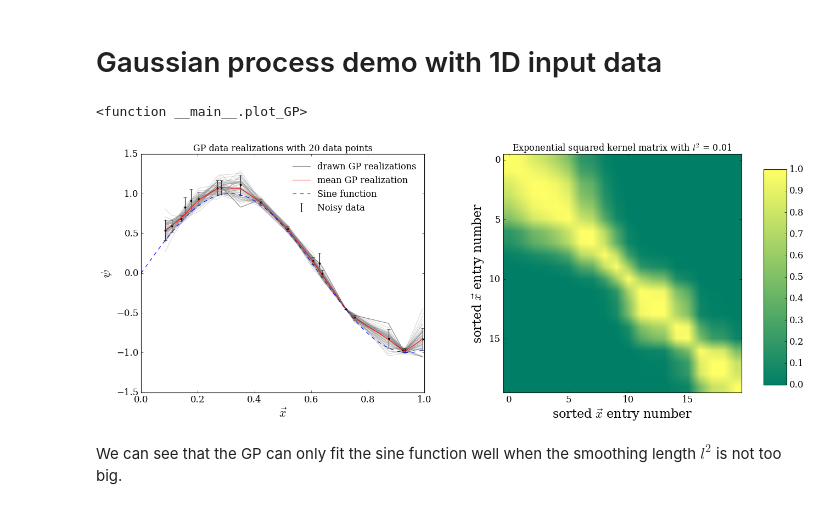
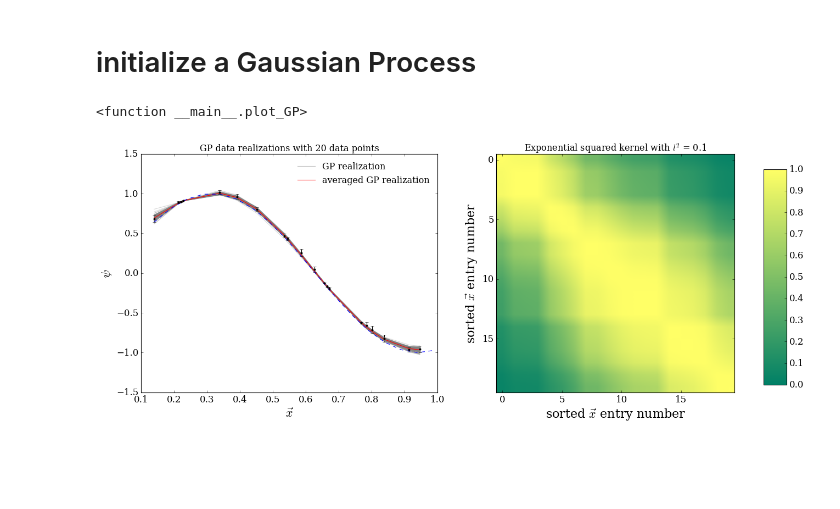
Before and after one commit to karenyyng/shear_gp, a Jupyter notebook: prototypes/Dissertation_Gaussian_Process_Demo.ipynb, the cells around one changed output. Saved outputs shown, nothing was run; the diff lists cells and outputs as text; code cells hidden in the pictures; blank space fills up the shorter version.

```diff
--- a/prototypes/Dissertation_Gaussian_Process_Demo.ipynb
+++ b/prototypes/Dissertation_Gaussian_Process_Demo.ipynb
@@ -37,9 +24,10 @@ import matplotlib.gridspec as gridspec
 # %%
-data_point_num = 20
-random_coords = np.sort(np.random.rand(data_point_num))
-
-yerr_amp = 0.15
-inv_phase = 5
-y = np.sin(random_coords * inv_phase)
-yerr = yerr_amp * np.random.rand(data_point_num)
+data_pt_no = 20
+inv_phase = 5.
+noise_amp = 0.25
+x = np.sort(np.random.rand(data_pt_no))
+y = np.sin(x * inv_phase)
+yerr = noise_amp * np.random.rand(data_pt_no)
 y += yerr
+x_sine = np.arange(np.min(x), 1., 0.05)
+y_sine = np.sin(x_sine * inv_phase)
@@ -59,2 +33,0 @@ plt.legend(loc='upper right', frameon=False, numpoints=1)
-# %% [markdown]
-# Gaussian process demo with 1D input data
@@ -63 +34,3 @@ file_path = "/Users/karenyng/MyThesis/Figures/chapter4/"
+# %% [markdown]
+# initialize a Gaussian Process
 # %%
@@ -116,10 +99,9 @@ def plot_GP(l_sq, inv_lambda, save=False):
 # %%
-interact(plot_GP, l_sq=widgets.FloatSlider(
-        min=0.01, max=1.6, step=0.1, value=0.01),
-         inv_lambda=widgets.FloatSlider(
-        min=0.01, max=1.6, step=0.1, value=1.), save=False)
+interact(plot_GP,
+         inv_lambda=widgets.FloatSlider(min=0.1, max=1., step=0.1, value=1.),
+         l_sq=widgets.FloatSlider(min=0.1, max=1., step=0.1, value=.1),
+         save=False
+        )
 # %% [output]
 <function __main__.plot_GP>
-[figure, old version]
+[figure, new version]
-# %% [markdown]
-We can see that the GP can only fit the sine function well when the smoothing length $l^2$ is not too big.
```
Also changed, not shown: parts of 27 cells of this notebook.
